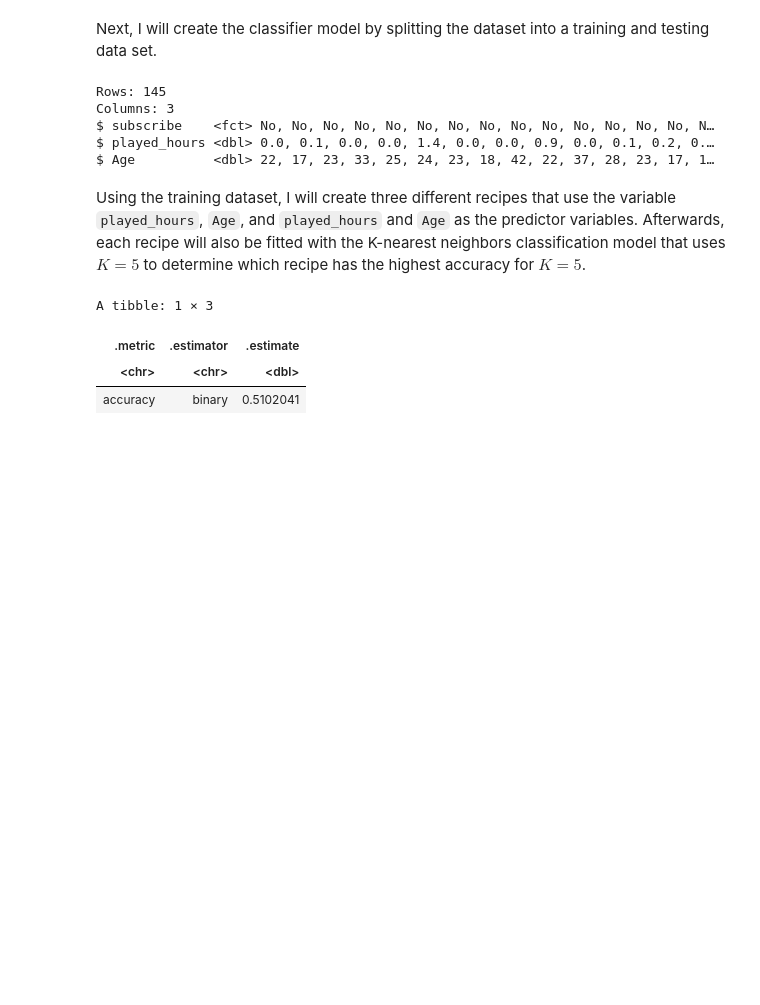
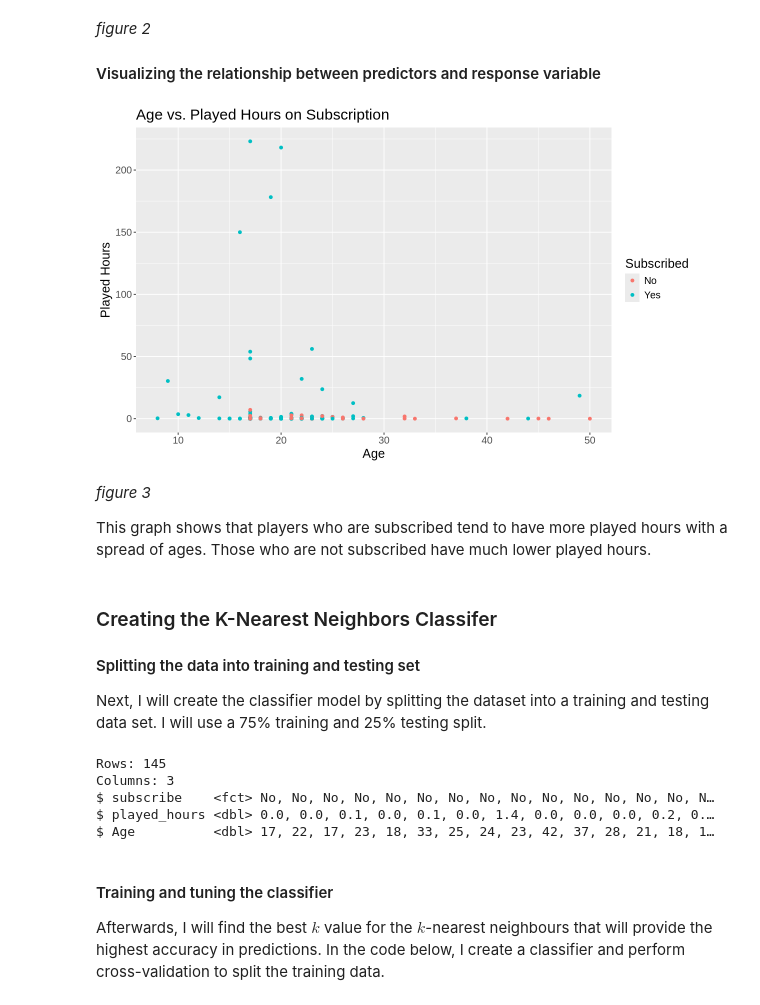
Before and after one commit to gwynnieguo/dsci-100-project, a Jupyter notebook: Final_Report.ipynb, the cells around one changed output. Drawn from its saved outputs; the diff is of its cells as text; code cells hidden in the pictures; blank space fills up the shorter version.

```diff
--- a/Final_Report.ipynb
+++ b/Final_Report.ipynb
@@ -94,0 +92,11 @@ A tibble: 194 × 3
+# %%
+# Clean up the data by including the two predictor variables and response variable
+# Converting the logical subscribe variable to the factor datatype
+# Exclude the NAs in the dataset
+players_clean <- players |>
+    select(subscribe, played_hours, Age) |>
+    mutate(subscribe = as_factor(subscribe))|>
+    mutate(subscribe = fct_recode(subscribe, "Yes" = "TRUE", "No" = "FALSE")) |>
+    drop_na()
+
+players_clean
@@ -95,9 +114,34 @@ A tibble: 194 × 3
+# %% [markdown]
+*figure 2*
+
+#### Visualizing the relationship between predictors and response variable
+# %%
+#plotting the training data
+options(repr.plot.width = 10, repr.plot.height = 6)
+players_visual <- ggplot(players_clean, aes(x = Age, y = played_hours, colour = subscribe)) +
+                 geom_point() +
+                 labs(x = "Age", y = "Played Hours",
+                      color = "Subscribed", title = "Age vs. Played Hours on Subscription") +
+                 theme(text = element_text(size = 15))
+
+
+players_visual
+# %% [output]
+[figure, added]
+# %% [markdown]
+*figure 3*
+
+This graph shows that players who are subscribed tend to have more played hours with a spread of ages. Those who are not subscribed have much lower played hours.
 # %% [markdown]
-Next, I will create the classifier model by splitting the dataset into a training and testing data set.
+### Creating the K-Nearest Neighbors Classifer
+
+#### Splitting the data into training and testing set
+
+Next, I will create the classifier model by splitting the dataset into a training and testing data set. I will use a 75% training and 25% testing split.
 # %%
-set.seed(123)
+set.seed(111)
 
-players_split <- initial_split(players, prop = 0.75, strata = subscribe)
+players_split <- initial_split(players_clean, prop = 0.75, strata = subscribe)
 players_train <- training(players_split)
 players_test <- testing(players_split)
 
@@ -107,35 +151,9 @@ glimpse(players_train)
 Rows: 145
 Columns: 3
 $ subscribe    <fct> No, No, No, No, No, No, No, No, No, No, No, No, No, No, N…
-$ played_hours <dbl> 0.0, 0.1, 0.0, 0.0, 1.4, 0.0, 0.0, 0.9, 0.0, 0.1, 0.2, 0.…
-$ Age          <dbl> 22, 17, 23, 33, 25, 24, 23, 18, 42, 22, 37, 28, 23, 17, 1…
+$ played_hours <dbl> 0.0, 0.0, 0.1, 0.0, 0.1, 0.0, 1.4, 0.0, 0.0, 0.0, 0.2, 0.…
+$ Age          <dbl> 17, 22, 17, 23, 18, 33, 25, 24, 23, 42, 37, 28, 21, 18, 1…
 # %% [markdown]
-Using the training dataset, I will create three different recipes that use the variable `played_hours`, `Age`, and `played_hours` and `Age` as the predictor variables. Afterwards, each recipe will also be fitted with the K-nearest neighbors classification model that uses $K = 5$ to determine which recipe has the highest accuracy for $K = 5$.
+#### Training and tuning the classifier
+
+Afterwards, I will find the best $k$ value for the $k$-nearest neighbours that will provide the highest accuracy in predictions. In the code below, I create a classifier and perform cross-validation to split the training data.
-# %%
-# Recipe for the classifer with predictor variable played_hours. No need to standardize the variables because there is only one.
-players_recipe <- recipe(subscribe ~ played_hours, data = players_train)
-
-# Knn model specification
-players_knn <- nearest_neighbor(weight_func = "rectangular", neighbors = 5) |>
-    set_engine("kknn") |>
-    set_mode("classification")
-
-# Fit the recipe and model
-players_fit <- workflow() |>
-    add_recipe(players_recipe) |>
-    add_model(players_knn) |>
-    fit(data = players_train)
-
-players_test_predictions <- predict(players_fit, players_test) |>
-  bind_cols(players_test)
-
-players_test_accuracy <- players_test_predictions |>
-  metrics(truth = subscribe, estimate = .pred_class) |>
-  filter(.metric == "accuracy")
-
-players_test_accuracy
-# %% [output]
-A tibble: 1 × 3
-| .metric | .estimator | .estimate |
-| <chr> | <chr> | <dbl> |
-| accuracy | binary | 0.5102041 |
```
Also changed, not shown: parts of 17 cells of this notebook.
